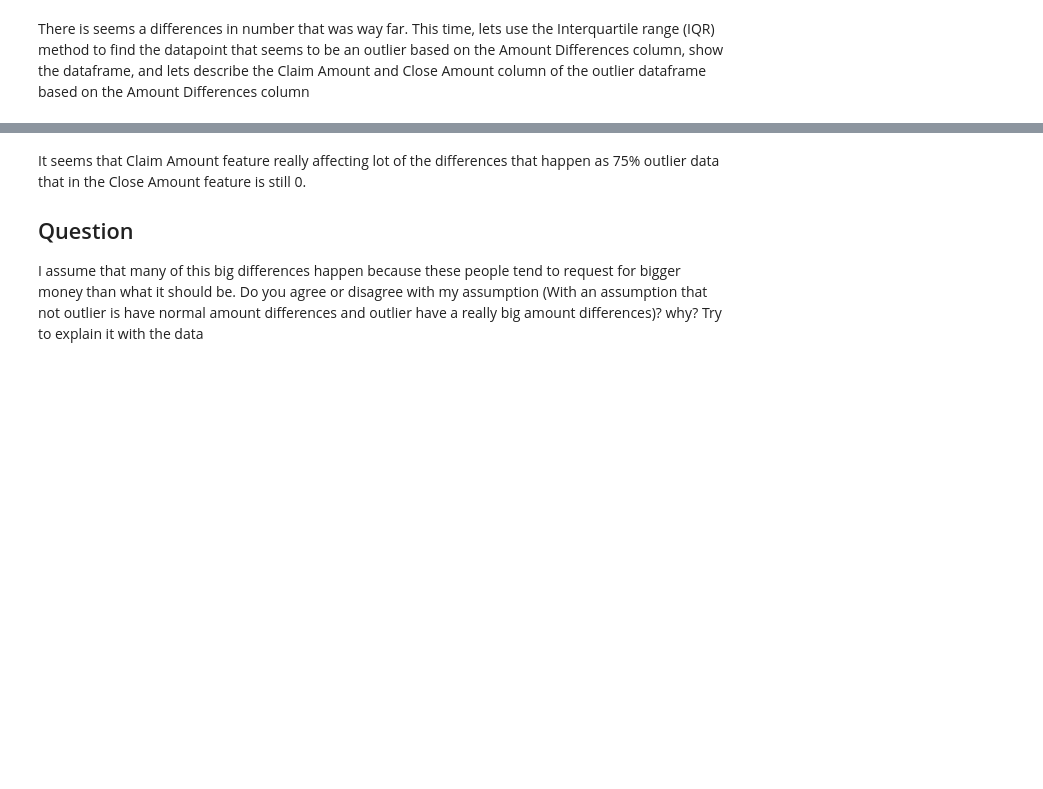
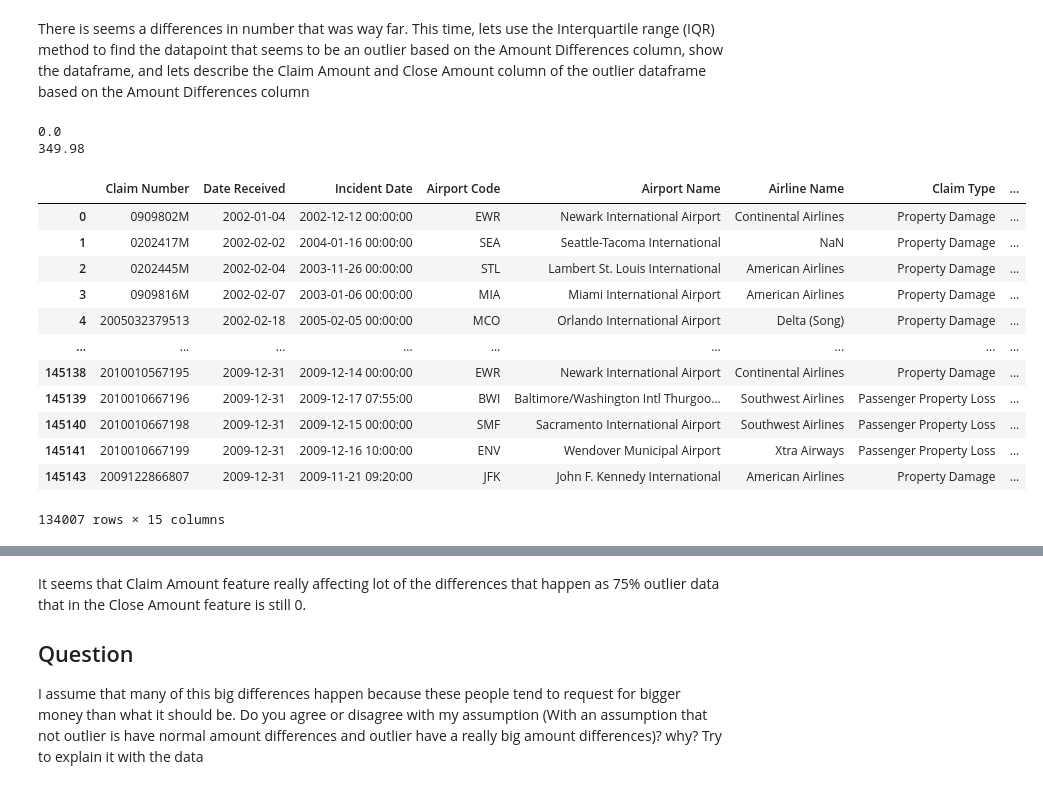
Before and after one commit to RizqiEka/Purwadhika-Module2-Exam-REM, a Jupyter notebook: Ujian2_Rizqi Eka Maulana.ipynb, the cells around one changed output, grey strips where cells are left out. Drawn from its saved outputs; the diff is of its cells as text; code cells hidden in the pictures; blank space fills up the shorter version.

```diff
--- a/Ujian2_Rizqi Eka Maulana.ipynb
+++ b/Ujian2_Rizqi Eka Maulana.ipynb
@@ -454,2 +473,4 @@ memory usage: 5.8+ MB
 # %% [markdown]
 Lets try to visualize it again similar to the Day Differences feature, but this time we would use the Amount Differences feature (still just drop the NaN first)
+# %%
+dfnew = df[~df['Amount Difference'].isna()]
@@ -459,4 +490,27 @@ Text(0.5, 1.0, 'Amount Differences Distribution')
 [figure]
 # %% [markdown]
 There is seems a differences in number that was way far. This time, lets use the Interquartile range (IQR) method to find the datapoint that seems to be an outlier based on the Amount Differences column, show the dataframe, and lets describe the Claim Amount and Close Amount column of the outlier dataframe based on the Amount Differences column
+# %%
+Q1 = dfnew['Amount Difference'].quantile(0.25)
+Q3 = dfnew['Amount Difference'].quantile(0.75)
+# %% [output]
+0.0
+349.98
+# %%
+df_wo_outliers = dfnew[(dfnew['Amount Difference'] <= Q3) | (dfnew['Amount Difference'] >= Q1)]
+df_wo_outliers
+# %% [output]
+|  | Claim Number | Date Received | Incident Date | Airport Code | Airport Name | Airline Name | Claim Type | ... |
+| 0 | 0909802M | 2002-01-04 | 2002-12-12 00:00:00 | EWR | Newark International Airport | Continental Airlines | Property Damage | ... |
+| 1 | 0202417M | 2002-02-02 | 2004-01-16 00:00:00 | SEA | Seattle-Tacoma International | NaN | Property Damage | ... |
+| 2 | 0202445M | 2002-02-04 | 2003-11-26 00:00:00 | STL | Lambert St. Louis International | American Airlines | Property Damage | ... |
+| 3 | 0909816M | 2002-02-07 | 2003-01-06 00:00:00 | MIA | Miami International Airport | American Airlines | Property Damage | ... |
+| 4 | 2005032379513 | 2002-02-18 | 2005-02-05 00:00:00 | MCO | Orlando International Airport | Delta (Song) | Property Damage | ... |
+| ... | ... | ... | ... | ... | ... | ... | ... | ... |
+| 145138 | 2010010567195 | 2009-12-31 | 2009-12-14 00:00:00 | EWR | Newark International Airport | Continental Airlines | Property Damage | ... |
+| 145139 | 2010010667196 | 2009-12-31 | 2009-12-17 07:55:00 | BWI | Baltimore/Washington Intl Thurgoo... | Southwest Airlines | Passenger Property Loss | ... |
+| 145140 | 2010010667198 | 2009-12-31 | 2009-12-15 00:00:00 | SMF | Sacramento International Airport | Southwest Airlines | Passenger Property Loss | ... |
+| 145141 | 2010010667199 | 2009-12-31 | 2009-12-16 10:00:00 | ENV | Wendover Municipal Airport | Xtra Airways | Passenger Property Loss | ... |
+| 145143 | 2009122866807 | 2009-12-31 | 2009-11-21 09:20:00 | JFK | John F. Kennedy International | American Airlines | Property Damage | ... |
+134007 rows × 15 columns
 # %%
```
Also changed, not shown: parts of 20 cells of this notebook.
